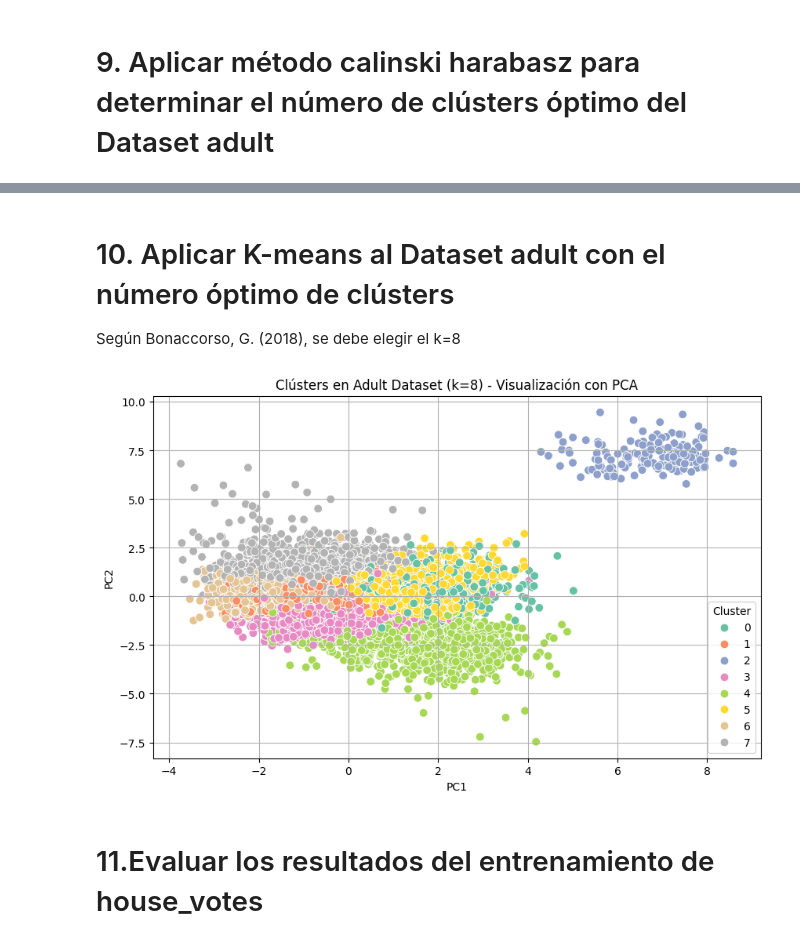
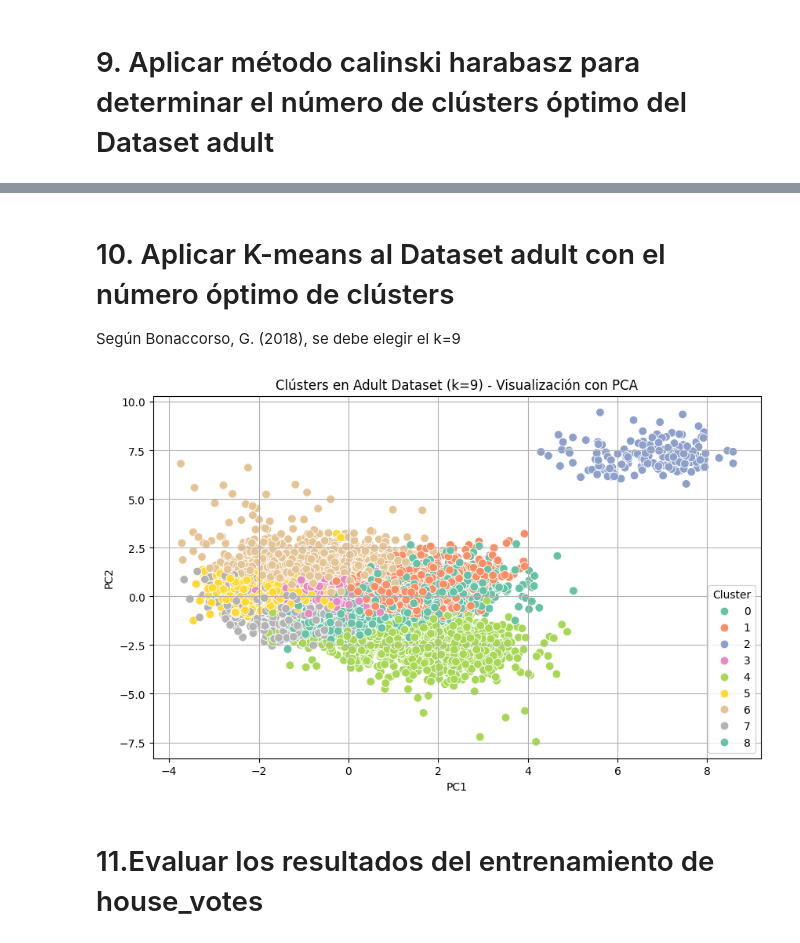
Before and after one commit to Jassonsan/MachineLearning, a Jupyter notebook: MORA_JASSON_ML_CLASS_04.ipynb, the cells around one changed output, grey strips where cells are left out. Saved outputs shown, nothing was run; the diff lists cells and outputs as text; code cells hidden in the pictures.

```diff
--- a/MORA_JASSON_ML_CLASS_04.ipynb
+++ b/MORA_JASSON_ML_CLASS_04.ipynb
@@ -295,26 +295,26 @@ plt.show()
 # %% [markdown]
 # 10. Aplicar K-means al Dataset adult con el número óptimo de clústers
 
-Según Bonaccorso, G. (2018), se debe elegir el k=8
+Según Bonaccorso, G. (2018), se debe elegir el k=9
 # %%
-# Aplicar K-means al Dataset adult con el número óptimo de clústers k = 8
+# Aplicar K-means al Dataset adult con el número óptimo de clústers k = 9
 
-kmeans = KMeans(n_clusters=8, random_state=42, n_init=10)
+kmeans = KMeans(n_clusters=9, random_state=42, n_init=10)
 df_adult['Cluster'] = kmeans.fit_predict(X_scaled)
 
 pca = PCA(n_components=2)
 components = pca.fit_transform(X_scaled)
 
 df_adult['PC1'] = components[:, 0]
 df_adult['PC2'] = components[:, 1]
 
 plt.figure(figsize=(10, 6))
 sns.scatterplot(x='PC1', y='PC2', hue='Cluster', data=df_adult, palette='Set2', s=60)
-plt.title('Clústers en Adult Dataset (k=8) - Visualización con PCA')
+plt.title('Clústers en Adult Dataset (k=9) - Visualización con PCA')
 plt.grid(True)
 plt.show()
 # %% [output]
-[figure, old version]
+[figure, new version]
 # %% [markdown]
 # 11.Evaluar los resultados del entrenamiento de house_votes
 # %%
```
Also changed, not shown: parts of 9 cells of this notebook.
